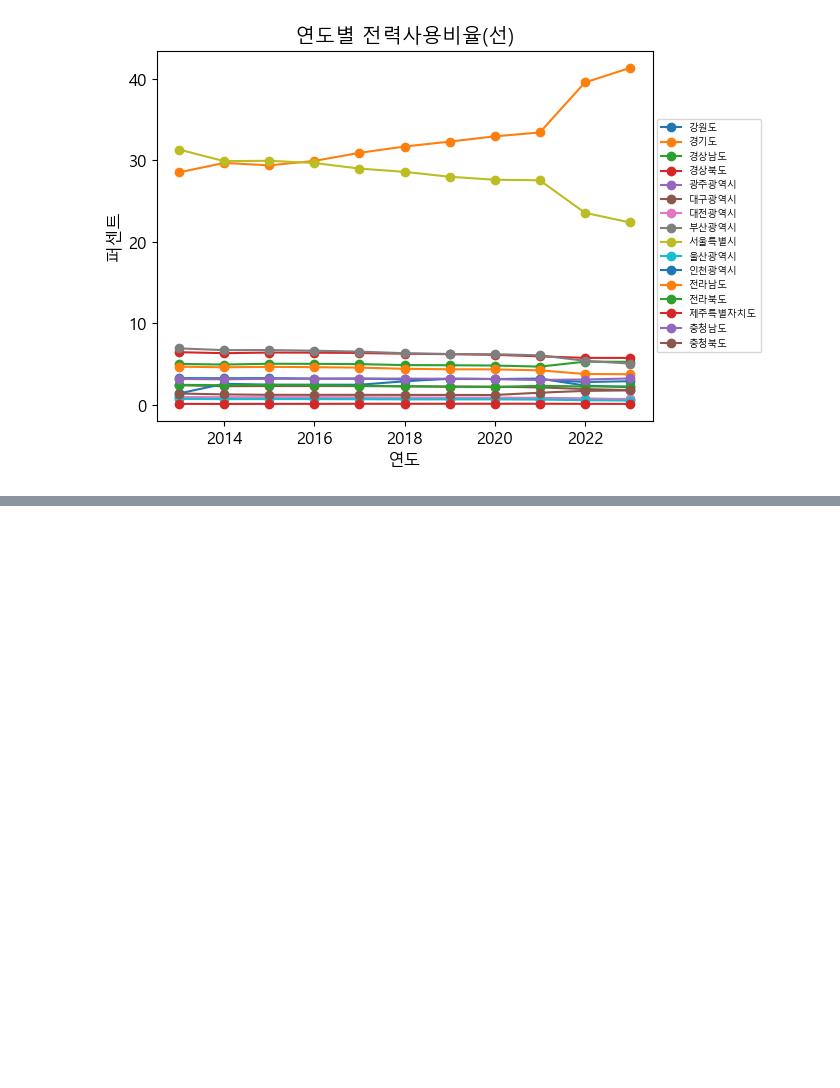
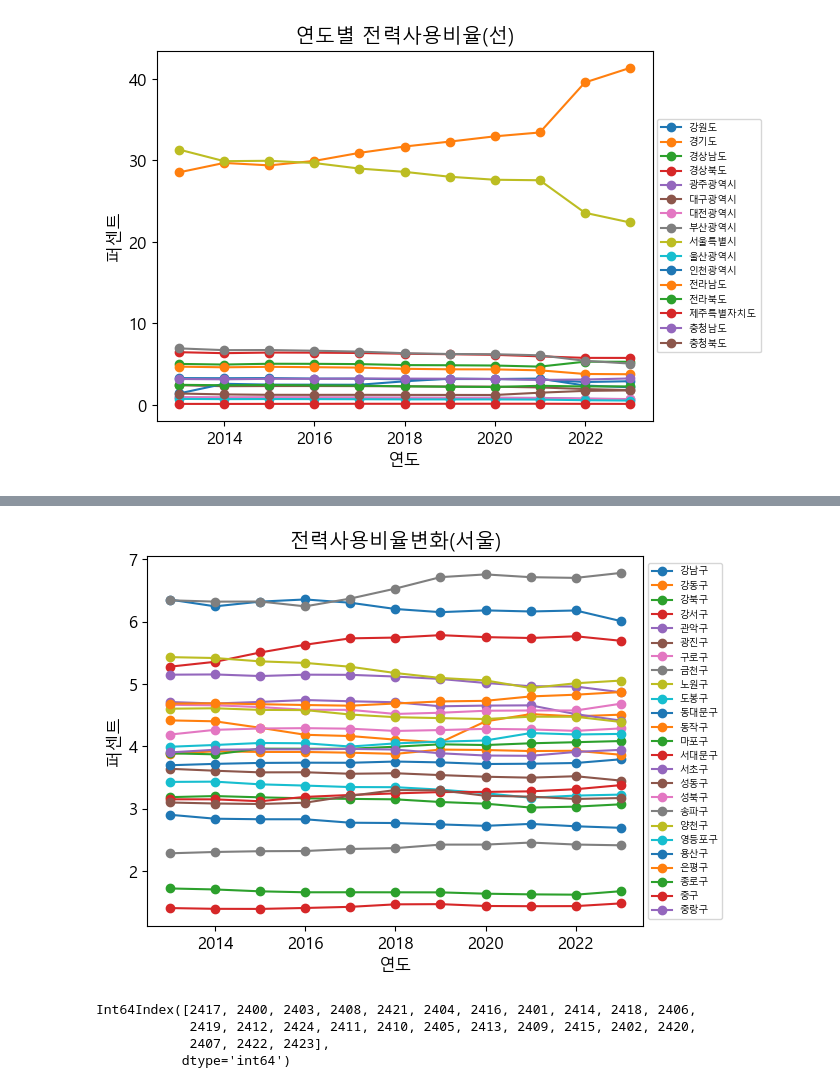
Before and after one commit to SSUUN/kepco_5, a Jupyter notebook: project/동.ipynb, the cells around one changed output, grey strips where cells are left out. Drawn from its saved outputs; the diff is of its cells as text; code cells hidden in the pictures; blank space fills up the shorter version.

```diff
--- a/project/동.ipynb
+++ b/project/동.ipynb
@@ -322,0 +378,2 @@ plt.show()
+# %%
+elec_s = elec_city[elec_city['metro']=='서울특별시']
@@ -322,0 +389,22 @@ plt.show()
+# %%
+el_3 = []
+for i in range(13,24):
+    el_s=(elec_s[elec_s['year']==int(f'20{i}')])
+    el_s['use'] = el_s['houseCnt']*el_s['powerUsage']
+    el_s['ratio'] = el_s['use']/el_s['use'].sum()*100
+    el_3.append(el_s)
+elec_s = pd.concat([*el_3])
+# %%
+elec_s1 = elec_s.pivot_table(index='year',columns='city',values='ratio')
+# %%
+plt.plot(elec_s1,marker='o')
+plt.legend(elec_s1.columns,
+           loc='center left',
+           fontsize=7,bbox_to_anchor=(1,0.5))
+plt.title('전력사용비율변화(서울)')
+plt.xlabel('연도')
+plt.ylabel('퍼센트')
+plt.show()
+# 연도가 지나도 전력사용량의 변화하는 폭이 그렇게 크지 않음.
+# %% [output]
+[figure, added]
@@ -322,0 +413,7 @@ plt.show()
+# %%
+elec_se.index
+# %% [output]
+Int64Index([2417, 2400, 2403, 2408, 2421, 2404, 2416, 2401, 2414, 2418, 2406,
+            2419, 2412, 2424, 2411, 2410, 2405, 2413, 2409, 2415, 2402, 2420,
+            2407, 2422, 2423],
+           dtype='int64')
```
Also changed, not shown: parts of 19 cells of this notebook.
